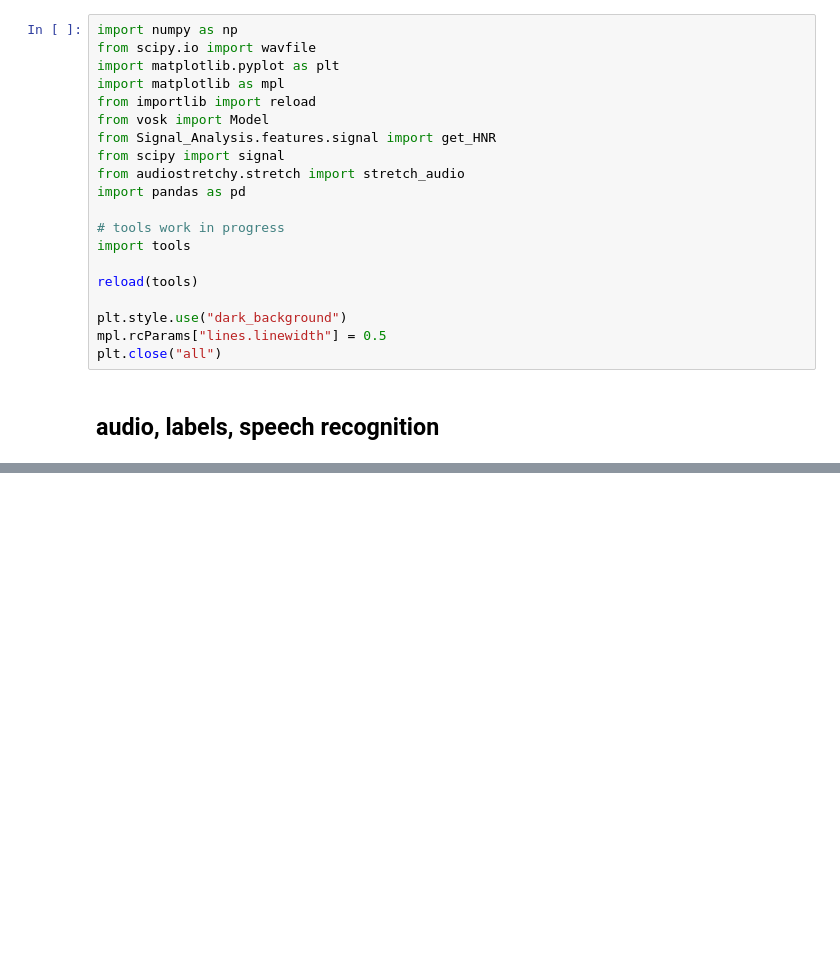
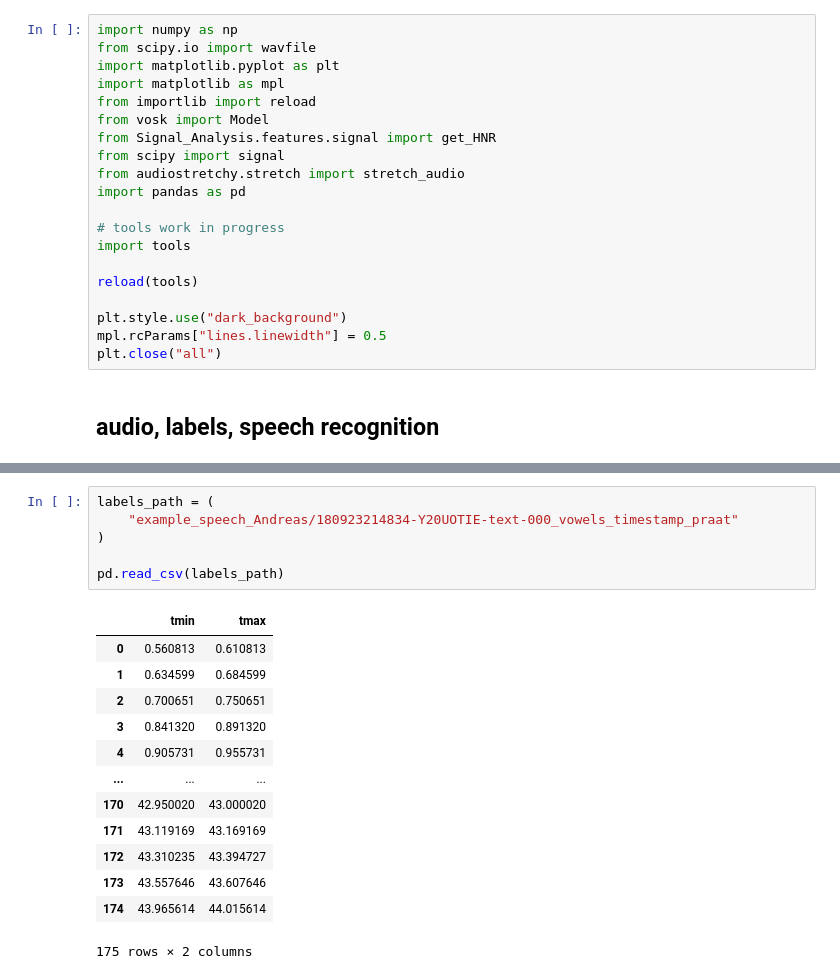
Before and after one commit to TobiasBjork/VowelProject, a Jupyter notebook: evaluation_labels.ipynb, the cells around one changed output, grey strips where cells are left out. Drawn from its saved outputs; the diff is of its cells as text; blank space fills up the shorter version.

```diff
--- a/evaluation_labels.ipynb
+++ b/evaluation_labels.ipynb
@@ -61,3 +63,23 @@ plt.show()
 106 sture --------------- from 43.68 to 44.07 sec, confidence: 38.97%
 i skymningen en mycket het dag i början av juli lämnade en ung man sin kammare som han hörde vid s grand steg ut på gatan och började långsamt och med samma obeslutsam går bort mot jobb men lyckligtvi ...
 [figure]
+# %%
+labels_path = (
+    "example_speech_Andreas/180923214834-Y20UOTIE-text-000_vowels_timestamp_praat"
+)
+
+pd.read_csv(labels_path)
+# %% [output]
+|  | tmin | tmax |
+| 0 | 0.560813 | 0.610813 |
+| 1 | 0.634599 | 0.684599 |
+| 2 | 0.700651 | 0.750651 |
+| 3 | 0.841320 | 0.891320 |
+| 4 | 0.905731 | 0.955731 |
+| ... | ... | ... |
+| 170 | 42.950020 | 43.000020 |
+| 171 | 43.119169 | 43.169169 |
+| 172 | 43.310235 | 43.394727 |
+| 173 | 43.557646 | 43.607646 |
+| 174 | 43.965614 | 44.015614 |
+175 rows × 2 columns
```
Also changed, not shown: parts of 1 cell of this notebook, 21 other files.
